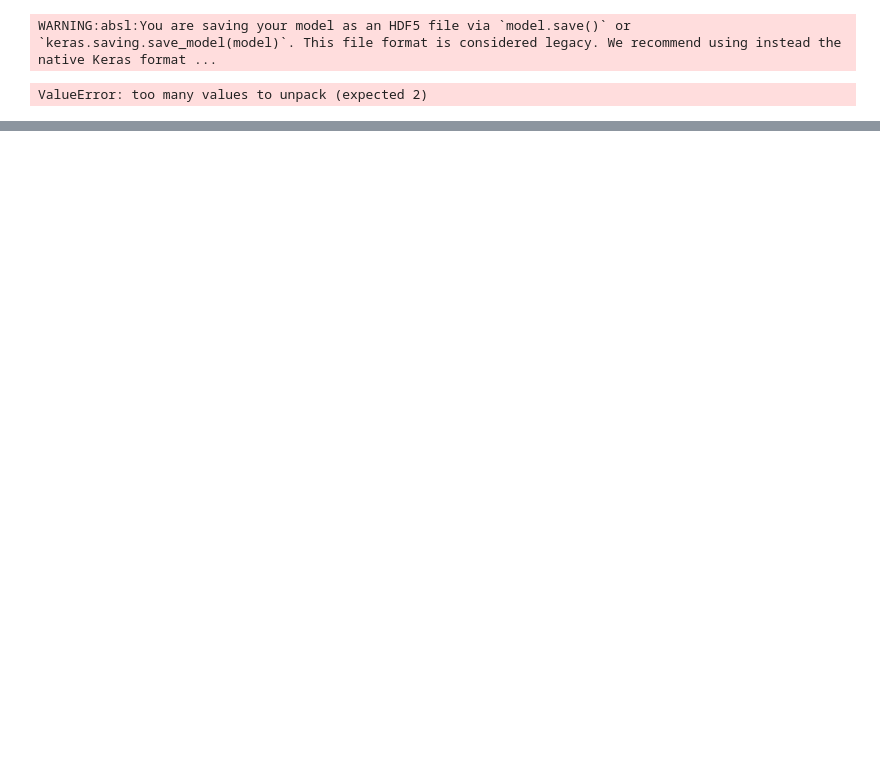
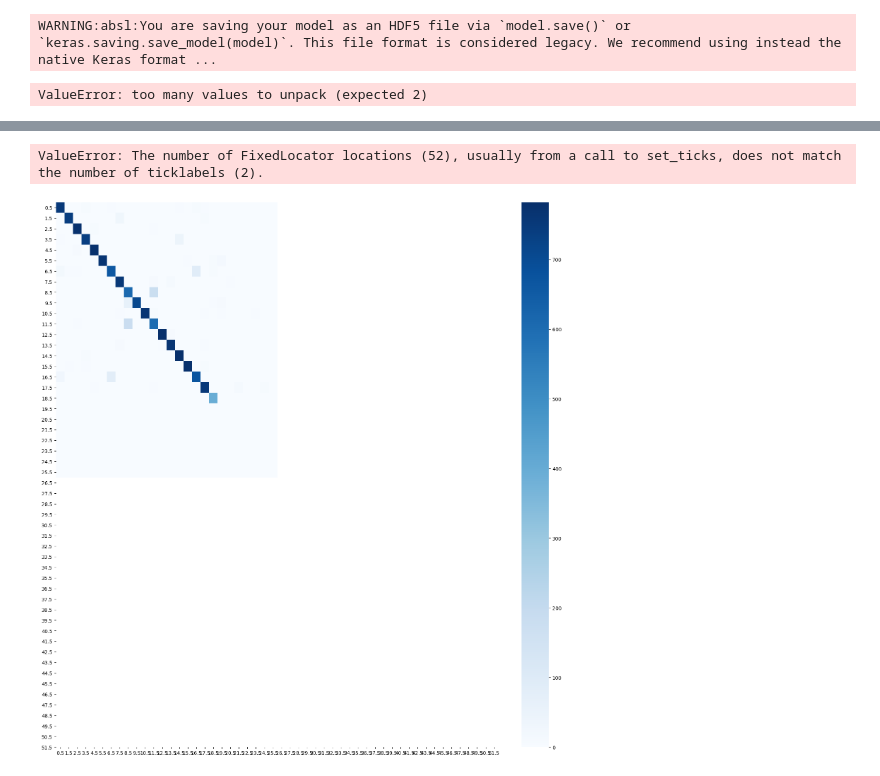
Before and after one commit to havvabzkrtt/El_Yazisini_Dijitale_Ceviren_Web_Uygulamasi, a Jupyter notebook: train/model_letters_evaluate.ipynb, the cells around one changed output, grey strips where cells are left out. Cells and saved outputs as stored; diff of their text form; code cells hidden in the pictures; blank space fills up the shorter version.

Commit message:
model
letters_model eğitimi

```diff
--- a/train/model_letters_evaluate.ipynb
+++ b/train/model_letters_evaluate.ipynb
@@ -182,3 +180,19 @@ plt.title('Confusion Matrix')
 plt.show()
 # %% [output]
 ValueError: too many values to unpack (expected 2)
+# %%
+# Modelin tahminlerini al
+y_pred_prob = model.predict(test_x)
+y_pred = np.argmax(y_pred_prob, axis=1)
+
+# Gerçek etiketler (test_y) ile tahmin edilen etiketler (y_pred) arasında confusion matrisi hesapla
+conf_mat = confusion_matrix(test_y, y_pred)
+
+# Görselleştirme
+plt.figure(figsize=(20, 20))
+sns.heatmap(conf_mat, annot=True, fmt="d", cmap="Blues", xticklabels=ascii_map, yticklabels=ascii_map)
+plt.xlabel('Predicted Labels')
+plt.ylabel('True Labels')
+plt.title('Confusion Matrix')
+plt.show()
+# %% [output]
@@ -184,0 +200,2 @@ ValueError: too many values to unpack (expected 2)
+ValueError: The number of FixedLocator locations (52), usually from a call to set_ticks, does not match the number of ticklabels (2).
+[figure, added]
```
Also changed, not shown: parts of 11 cells of this notebook, 1 other file.
